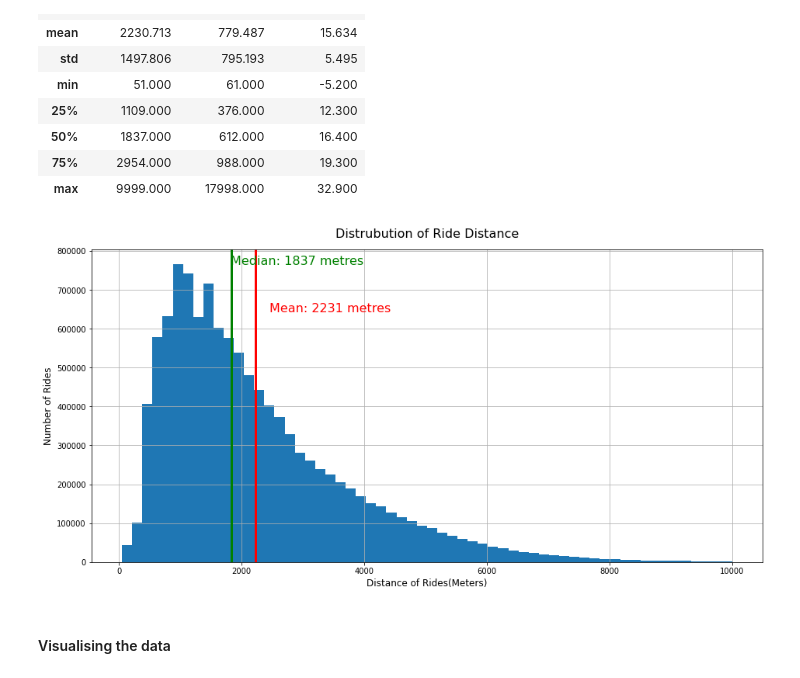
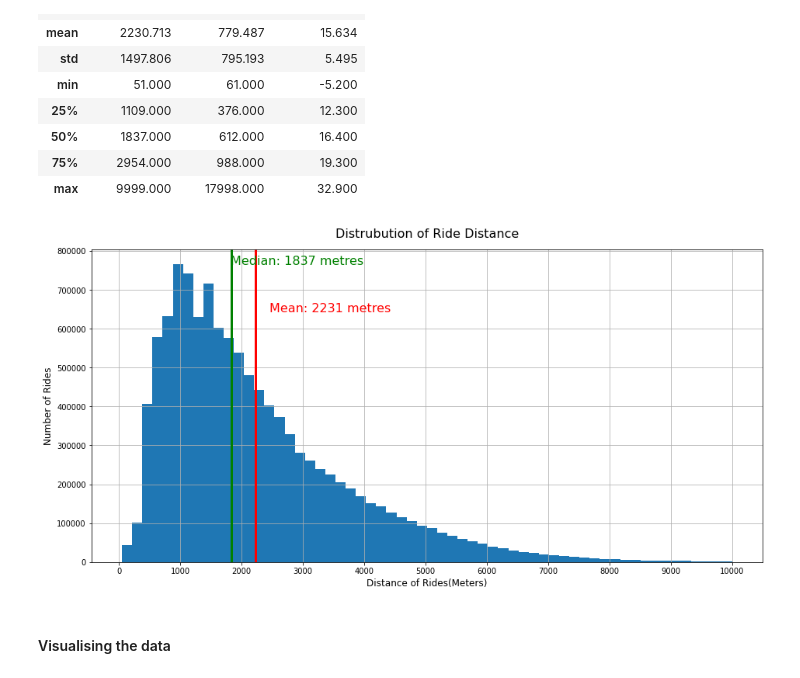
Before and after one commit to kelvinpurdom/HelsinkiCityBikes, a Jupyter notebook: notebooks/HelsinkiCityBikes.ipynb, the cells around one changed output. Drawn from its saved outputs; the diff is of its cells as text; code cells hidden in the pictures.

```diff
--- a/notebooks/HelsinkiCityBikes.ipynb
+++ b/notebooks/HelsinkiCityBikes.ipynb
@@ -119,27 +119,31 @@ df[["distance", "duration", "temperature"]].describe()
 # %%
 fig = plt.figure(figsize=(15,7))
 ax = fig.add_axes([0.1, 0.1, 0.8, 0.8])
 
 distance = df["distance"]
 plt.hist(distance, bins = 60)
 ax.grid(zorder=0)
 
 # adding mean and median lines
 plt.axvline(distance.mean(), color='red', linestyle='-', linewidth=3 )
 plt.axvline(distance.median(), color='green', linestyle='-', linewidth=3 )
 
 min_ylim, max_ylim = plt.ylim()
 plt.text(distance.mean()*1.1, max_ylim*0.8, 'Mean: {:.0f} metres'.format(distance.mean()), color = 'red',  fontsize= 16)
 plt.text(distance.median()-10, max_ylim*0.95, 'Median: {:.0f} metres'.format(distance.median()), color = 'green', fontsize= 16)
 
+# plot ticks
+ticks =range(0, 11000, 1000)
+plt.xticks(ticks)
+ticks =range(0, 3600, 2000)
 
 # plot x,y labels
 plt.xlabel("Distance of Rides(Meters)", fontsize= 12, x = 0.5)
 plt.ylabel("Number of Rides", fontsize= 12)
 
 plt.title('Distrubution of Ride Distance', fontdict={"fontsize":16}, pad = 15);
 # %% [output]
-[figure, old version]
+[figure, new version]
 # %% [markdown]
 #### Visualising the data
 # %%
```
